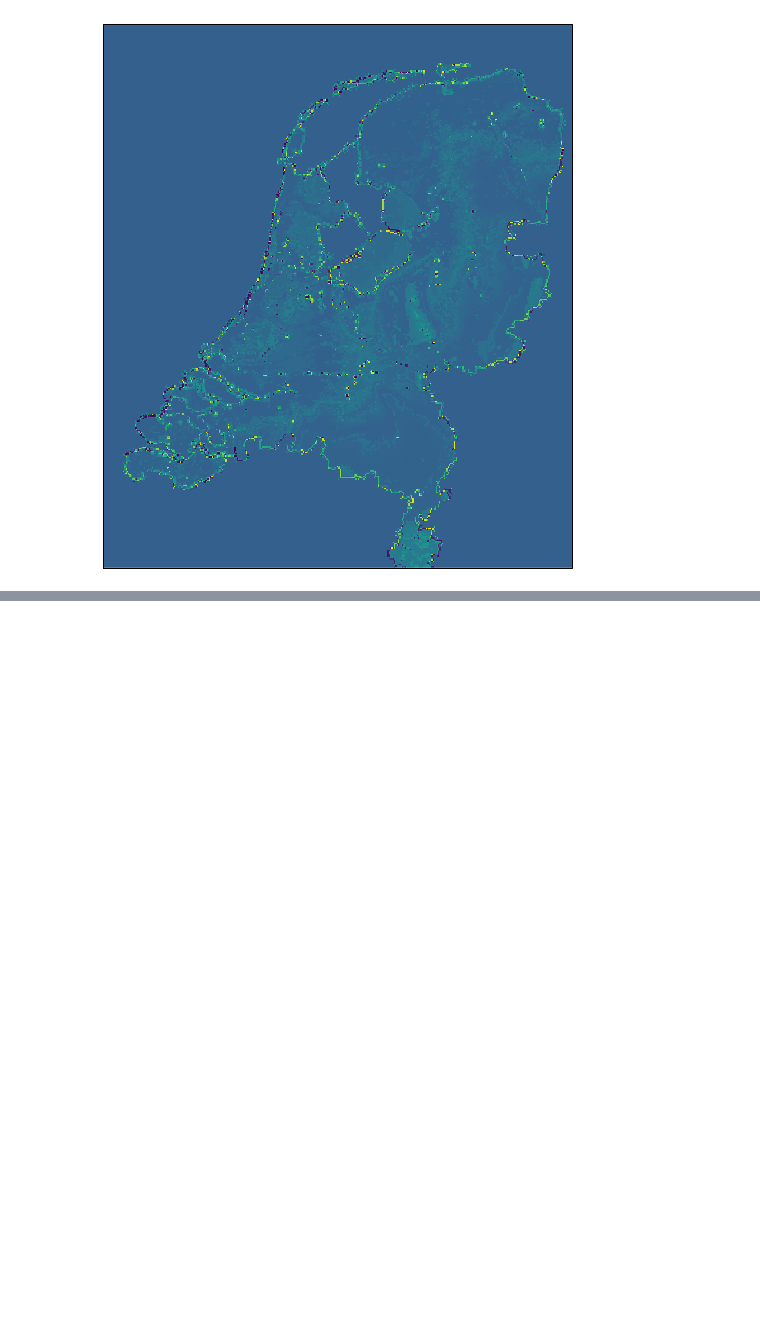
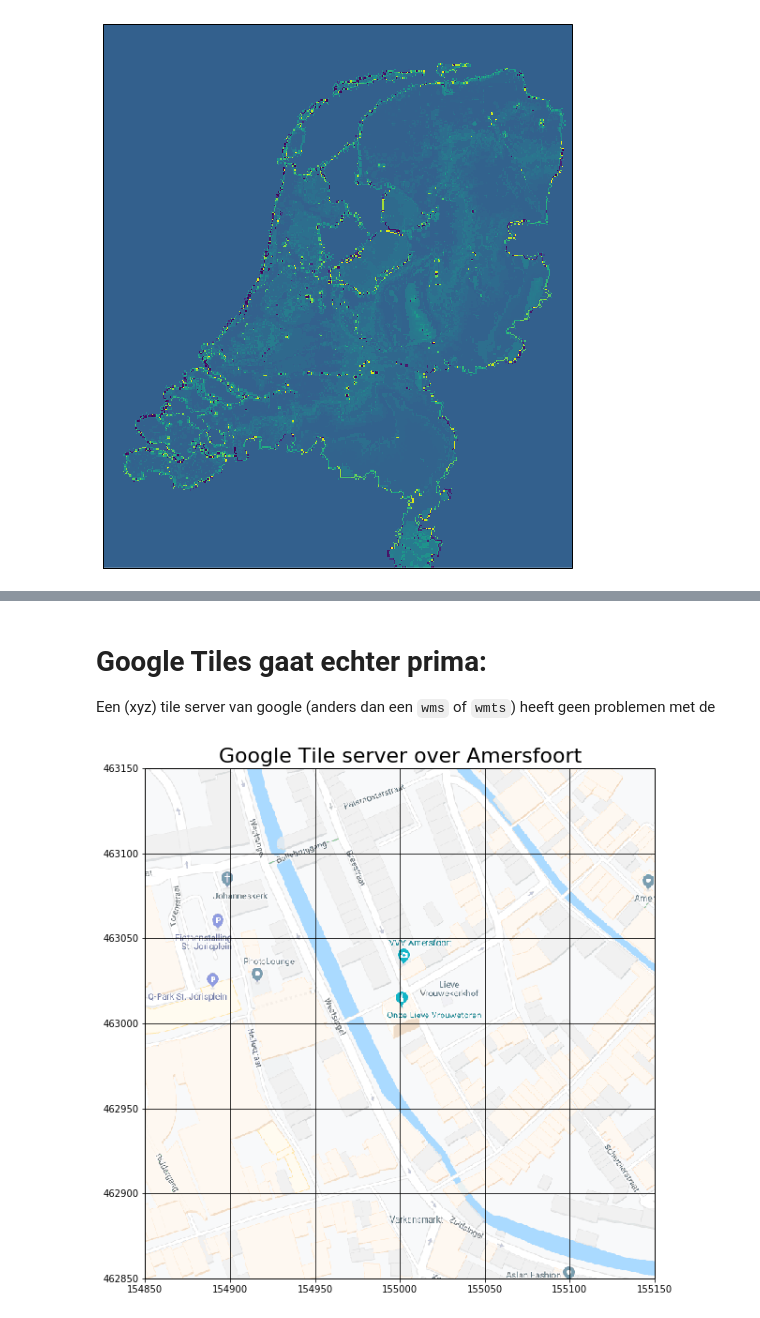
Before and after one commit to MAMBA-python/course-material, a Jupyter notebook: Practical_examples/GIS/wms_plot.ipynb, the cells around one changed output, grey strips where cells are left out. Cells and saved outputs as stored; diff of their text form; code cells hidden in the pictures; blank space fills up the shorter version.

```diff
--- a/Practical_examples/GIS/wms_plot.ipynb
+++ b/Practical_examples/GIS/wms_plot.ipynb
@@ -88,0 +122,21 @@ Text(0.5, 1.0, 'AHN2 over Zeeland, kleurenschaal verkeerd')
+# %% [markdown]
+# Google Tiles gaat echter prima:
+Een (xyz) tile server van google (anders dan een `wms` of `wmts`) heeft geen problemen met de
+# %%
+ax = plt.axes(projection=crs)
+ax.figure.set_size_inches(12, 10)
+xrange = range(154850, 155151, 50)
+yrange = range(462850, 463151, 50)
+
+ax.set_xlim((xrange.start, xrange.stop - 1))
+ax.set_ylim((yrange.start, yrange.stop - 1))
+ax.add_image(img_tiles.GoogleTiles(), 18)
+ax.gridlines(axes=ax, crs=crs,
+             xlocs=ticker.FixedLocator(xrange),
+             ylocs=ticker.FixedLocator(yrange),
+             color='k')
+ax.set_xticks(xrange, crs=crs)
+ax.set_yticks(yrange, crs=crs)
+plt.title('Google Tile server over Amersfoort', fontdict={'FontSize': 22});
+# %% [output]
+[figure, added]
```
Also changed, not shown: parts of 12 cells of this notebook.
